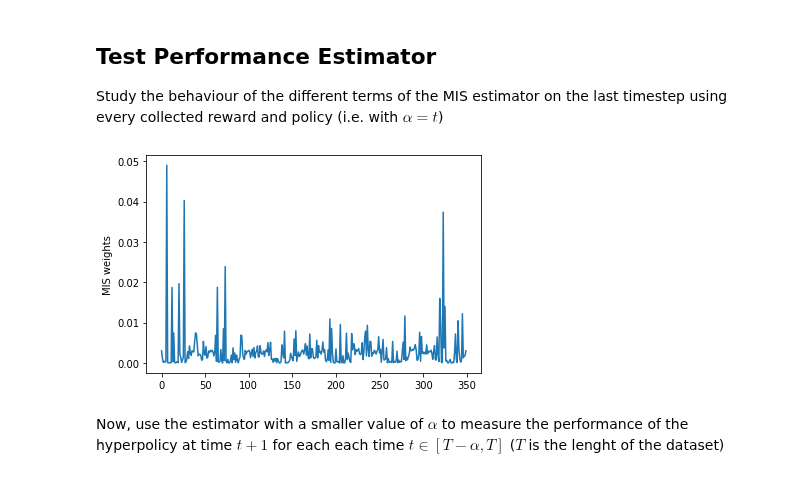
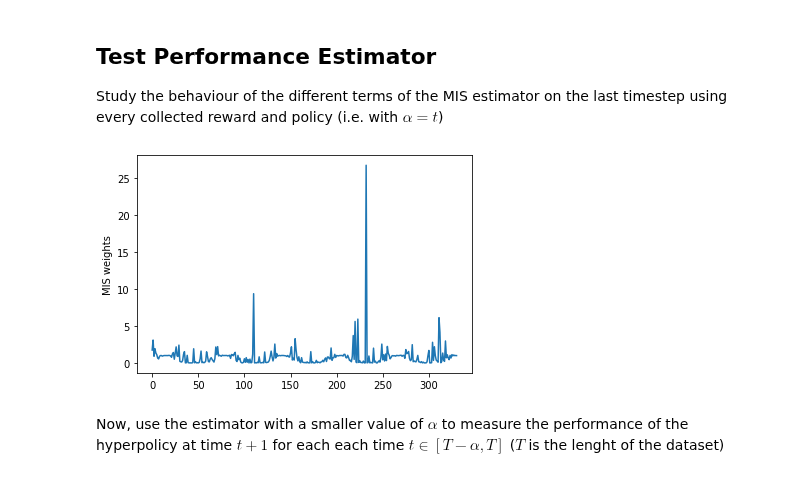
Before and after one commit to francescovidaich964/Como_lake, a Jupyter notebook: bandit_tests/non-stat_contextual_bandits.ipynb, the cells around one changed output. Saved outputs shown, nothing was run; the diff lists cells and outputs as text; code cells hidden in the pictures.

```diff
--- a/bandit_tests/non-stat_contextual_bandits.ipynb
+++ b/bandit_tests/non-stat_contextual_bandits.ipynb
@@ -297,7 +297,7 @@ get_p = True
 
 
 # Get random hyperpolicy
-nu  = hyperpolicy(param_based, sigma_theta=3,
+nu  = hyperpolicy(param_based, sigma_theta=4,
                   A=5, phi=0.1, psi=np.pi)
 
 
@@ -415,17 +415,17 @@ Study the behaviour of the different terms of the MIS estimator on the last time
 # %%
 ### Study the behaviour of the different terms of the MIS estimator on the last
 ### timestep using the all the collected rewards and policies (i.e. alpha=t)
 
 # MIS estimator using all the available data
-t = len(rewards)
+t = len(rewards)-20
 MIS_terms = MIS_estimator(nu, thetas[:t+1], rewards[:t+1], t, return_type=2, beta=1)
 
 # Plot the terms to see how they impact the performance estimation
-plt.plot(MIS_terms)
+plt.plot(MIS_terms*t)
 plt.ylabel("MIS weights")
 plt.show()
 # %% [output]
-[figure, old version]
+[figure, new version]
 # %% [markdown]
 Now, use the estimator with a smaller value of $\alpha$ to measure the performance of the hyperpolicy at time $t+1$ for each each time $t\in[T-\alpha,T]$ ($T$ is the lenght of the dataset)
 # %%
```
Also changed, not shown: parts of 5 cells of this notebook.
